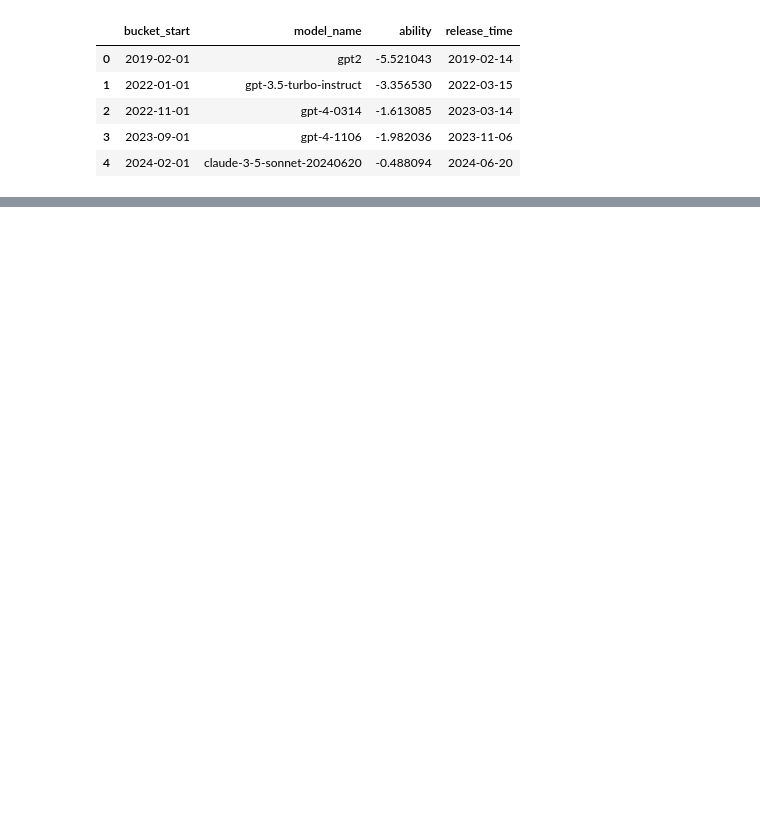
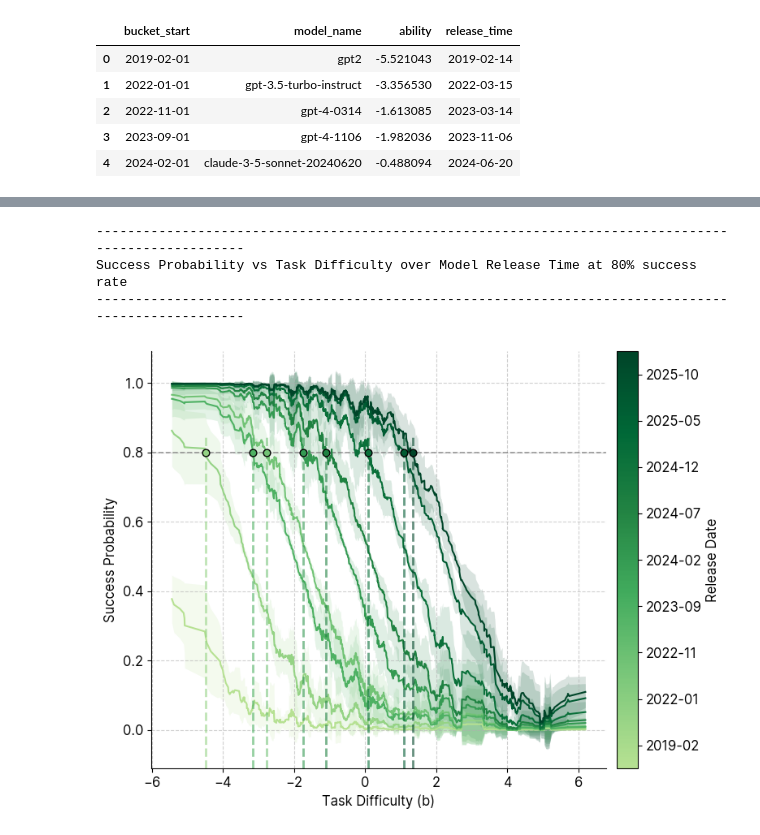
Before and after one commit to FY-Liu/BRIDGE, a Jupyter notebook: IRT/analysis.ipynb, the cells around one changed output, grey strips where cells are left out. Cells and saved outputs as stored; diff of their text form; code cells hidden in the pictures; blank space fills up the shorter version.

```diff
--- a/IRT/analysis.ipynb
+++ b/IRT/analysis.ipynb
@@ -1044,0 +964,11 @@ plt.show()
+# %%
+print("-" * 100)
+print("Success Probability vs Task Difficulty over Model Release Time at 80% success rate")
+print("-" * 100)
+
+plot_success_prob_over_time(model_to_success_prob_df, threshold=0.8, column_name="difficulty_b")
+# %% [output]
+----------------------------------------------------------------------------------------------------
+Success Probability vs Task Difficulty over Model Release Time at 80% success rate
+----------------------------------------------------------------------------------------------------
+[figure, added]
```
Also changed, not shown: parts of 22 cells of this notebook, 13 other files.
